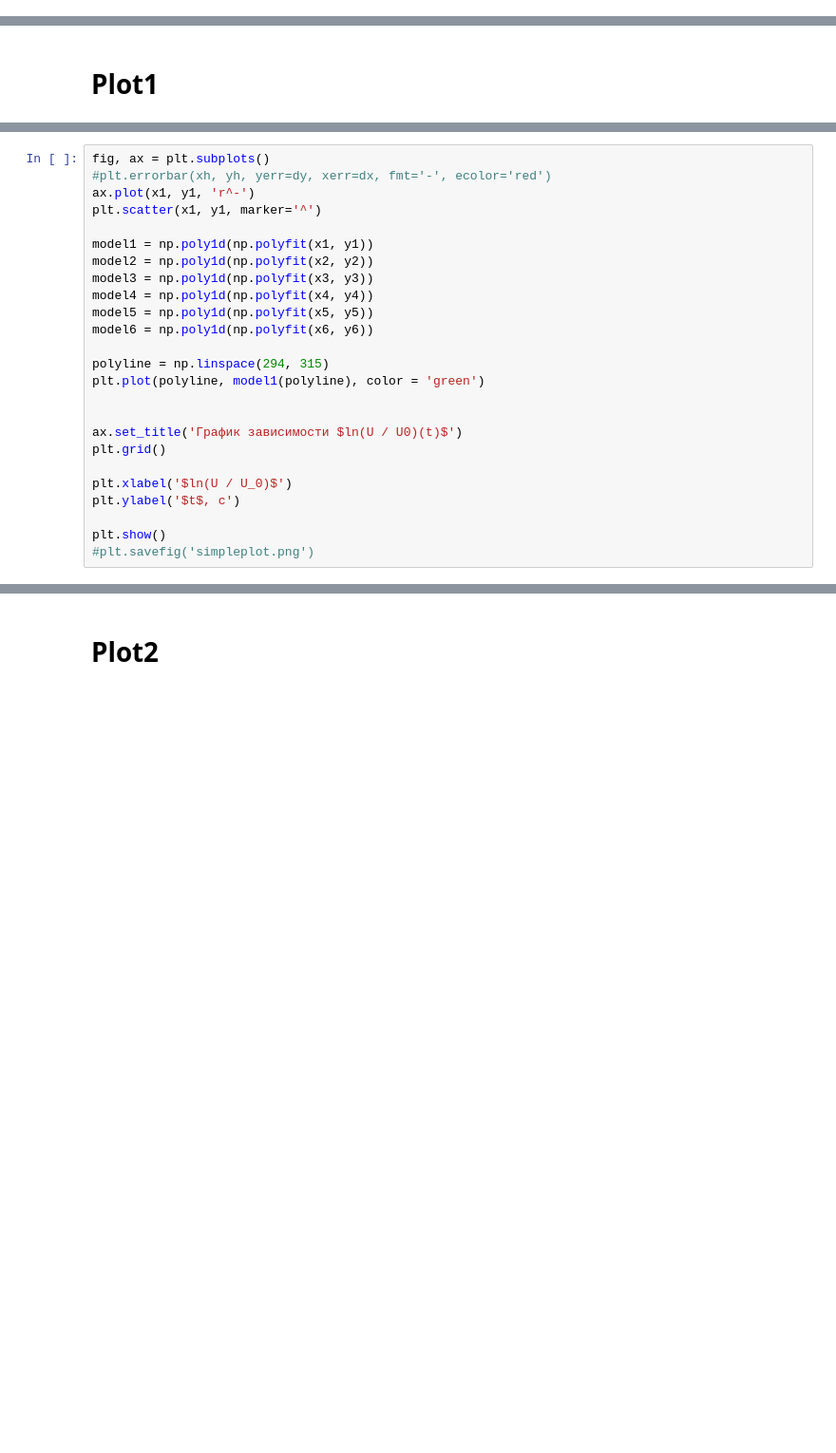
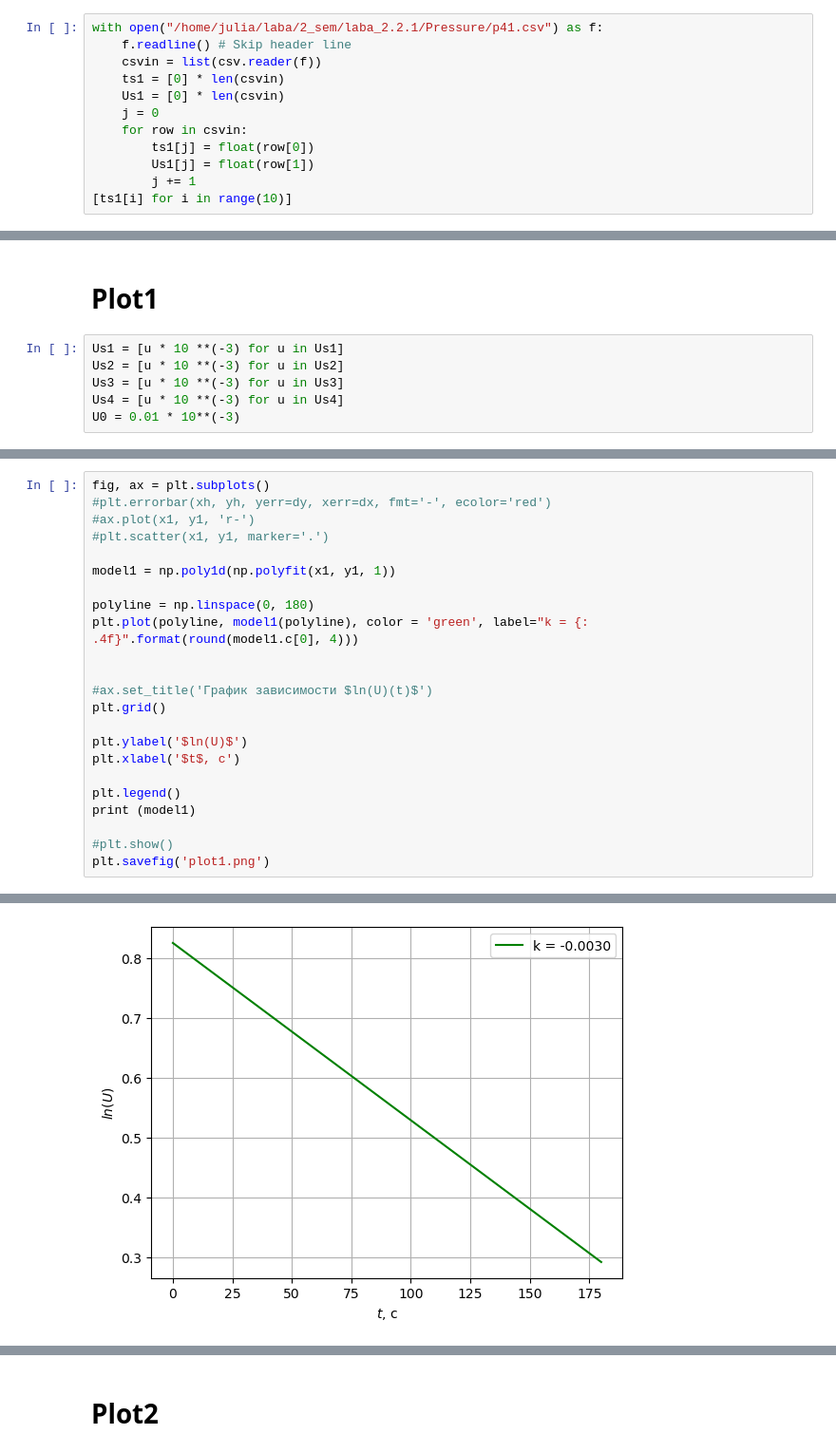
Before and after one commit to juliaProjorlivy/laba, a Jupyter notebook: 2_sem/laba_2.2.1/2.2.1.ipynb, the cells around one changed output, grey strips where cells are left out. Shown at 95% size. Saved outputs shown, nothing was run; the diff lists cells and outputs as text; blank space fills up the shorter version.

Commit message:
laba 221 and 226 are done

```diff
--- a/2_sem/laba_2.2.1/2.2.1.ipynb
+++ b/2_sem/laba_2.2.1/2.2.1.ipynb
@@ -32,0 +22,12 @@ Ps = []
+# %%
+with open("/home/julia/laba/2_sem/laba_2.2.1/Pressure/p41.csv") as f:
+    f.readline() # Skip header line
+    csvin = list(csv.reader(f))
+    ts1 = [0] * len(csvin)
+    Us1 = [0] * len(csvin)
+    j = 0
+    for row in csvin:
+        ts1[j] = float(row[0])
+        Us1[j] = float(row[1])
+        j += 1
+[ts1[i] for i in range(10)]
@@ -33,5 +75,11 @@ Ps = []
 # %% [markdown]
 # Plot1
+# %%
+Us1 = [u * 10 **(-3) for u in Us1]
+Us2 = [u * 10 **(-3) for u in Us2]
+Us3 = [u * 10 **(-3) for u in Us3]
+Us4 = [u * 10 **(-3) for u in Us4]
+U0 = 0.01 * 10**(-3)
 # %%
 x1 = ts1
 y1 = [np.log(U / U0) for U in Us1]
@@ -55,25 +95,24 @@ NameError: name 'ts1' is not defined
 # %%
 fig, ax = plt.subplots()
 #plt.errorbar(xh, yh, yerr=dy, xerr=dx, fmt='-', ecolor='red')
-ax.plot(x1, y1, 'r^-')
-plt.scatter(x1, y1, marker='^')
+#ax.plot(x1, y1, 'r-')
+#plt.scatter(x1, y1, marker='.')
 
-model1 = np.poly1d(np.polyfit(x1, y1))
-model2 = np.poly1d(np.polyfit(x2, y2))
-model3 = np.poly1d(np.polyfit(x3, y3))
-model4 = np.poly1d(np.polyfit(x4, y4))
-model5 = np.poly1d(np.polyfit(x5, y5))
-model6 = np.poly1d(np.polyfit(x6, y6))
+model1 = np.poly1d(np.polyfit(x1, y1, 1))
 
-polyline = np.linspace(294, 315)
-plt.plot(polyline, model1(polyline), color = 'green')
+polyline = np.linspace(0, 180)
+plt.plot(polyline, model1(polyline), color = 'green', label="k = {: .4f}".format(round(model1.c[0], 4)))
 
 
-ax.set_title('График зависимости $ln(U / U0)(t)$')
+#ax.set_title('График зависимости $ln(U)(t)$')
 plt.grid()
 
-plt.xlabel('$ln(U / U_0)$')
-plt.ylabel('$t$, с')
+plt.ylabel('$ln(U)$')
+plt.xlabel('$t$, с')
 
-plt.show()
-#plt.savefig('simpleplot.png')
+plt.legend()
+print (model1)
+
+#plt.show()
+plt.savefig('plot1.png')
+# %% [output]
@@ -79,0 +120 @@ plt.show()
+[figure, added]
```
Also changed, not shown: parts of 26 cells of this notebook, 18 other files.
